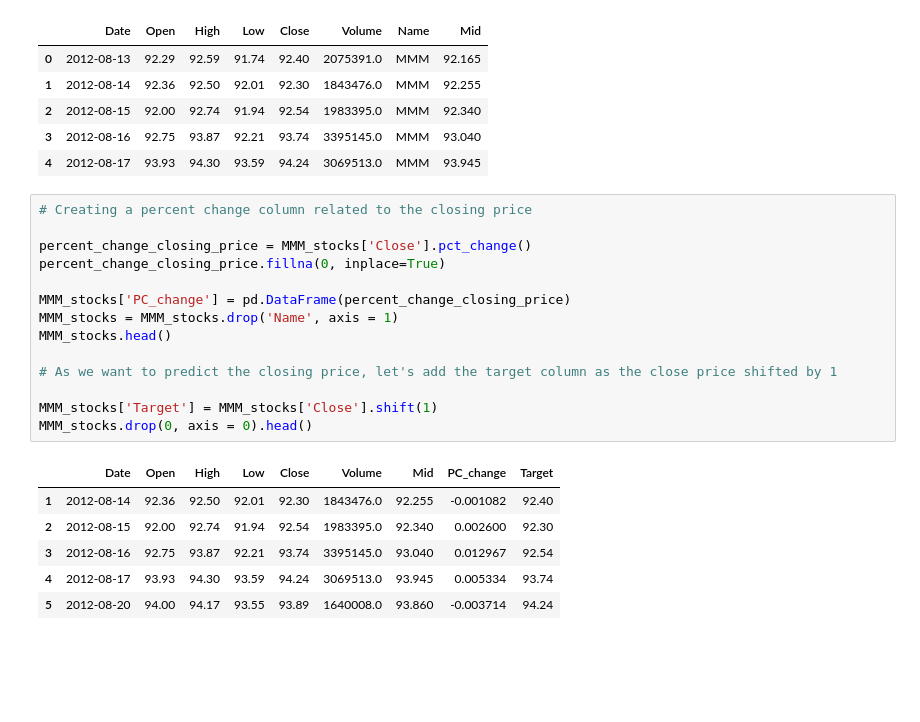
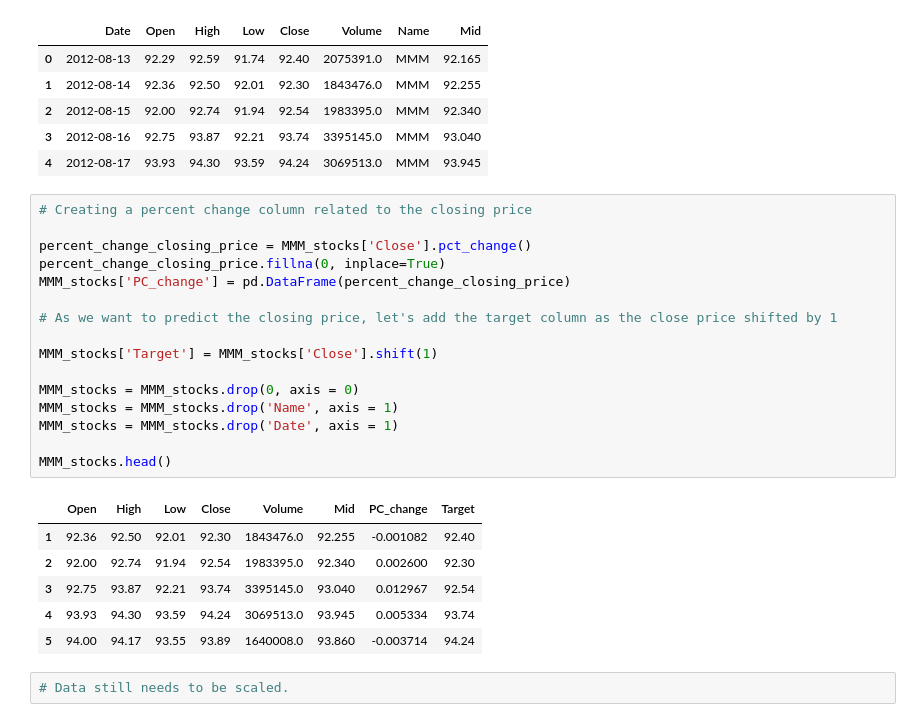
Before and after one commit to angelomenezes/Data_Science_for_Finance, a Jupyter notebook: src/exploring_s&p_500/LSTM_approach.ipynb, the cells around one changed output. Cells and saved outputs as stored; diff of their text form; blank space fills up the shorter version.

```diff
--- a/src/exploring_s&p_500/LSTM_approach.ipynb
+++ b/src/exploring_s&p_500/LSTM_approach.ipynb
@@ -68,21 +72,25 @@ MMM_stocks.head()
 # %%
 # Creating a percent change column related to the closing price
 
 percent_change_closing_price = MMM_stocks['Close'].pct_change()
 percent_change_closing_price.fillna(0, inplace=True)
-
 MMM_stocks['PC_change'] = pd.DataFrame(percent_change_closing_price)
-MMM_stocks = MMM_stocks.drop('Name', axis = 1)
-MMM_stocks.head()
 
 # As we want to predict the closing price, let's add the target column as the close price shifted by 1
 
 MMM_stocks['Target'] = MMM_stocks['Close'].shift(1)
-MMM_stocks.drop(0, axis = 0).head()
+
+MMM_stocks = MMM_stocks.drop(0, axis = 0)
+MMM_stocks = MMM_stocks.drop('Name', axis = 1)
+MMM_stocks = MMM_stocks.drop('Date', axis = 1)
+
+MMM_stocks.head()
 # %% [output]
-|  | Date | Open | High | Low | Close | Volume | Mid | PC_change | Target |
-| 1 | 2012-08-14 | 92.36 | 92.50 | 92.01 | 92.30 | 1843476.0 | 92.255 | -0.001082 | 92.40 |
-| 2 | 2012-08-15 | 92.00 | 92.74 | 91.94 | 92.54 | 1983395.0 | 92.340 | 0.002600 | 92.30 |
-| 3 | 2012-08-16 | 92.75 | 93.87 | 92.21 | 93.74 | 3395145.0 | 93.040 | 0.012967 | 92.54 |
-| 4 | 2012-08-17 | 93.93 | 94.30 | 93.59 | 94.24 | 3069513.0 | 93.945 | 0.005334 | 93.74 |
-| 5 | 2012-08-20 | 94.00 | 94.17 | 93.55 | 93.89 | 1640008.0 | 93.860 | -0.003714 | 94.24 |
+|  | Open | High | Low | Close | Volume | Mid | PC_change | Target |
+| 1 | 92.36 | 92.50 | 92.01 | 92.30 | 1843476.0 | 92.255 | -0.001082 | 92.40 |
+| 2 | 92.00 | 92.74 | 91.94 | 92.54 | 1983395.0 | 92.340 | 0.002600 | 92.30 |
+| 3 | 92.75 | 93.87 | 92.21 | 93.74 | 3395145.0 | 93.040 | 0.012967 | 92.54 |
+| 4 | 93.93 | 94.30 | 93.59 | 94.24 | 3069513.0 | 93.945 | 0.005334 | 93.74 |
+| 5 | 94.00 | 94.17 | 93.55 | 93.89 | 1640008.0 | 93.860 | -0.003714 | 94.24 |
+# %%
+# Data still needs to be scaled.
```
Also changed, not shown: parts of 3 cells of this notebook, 4 other files.
